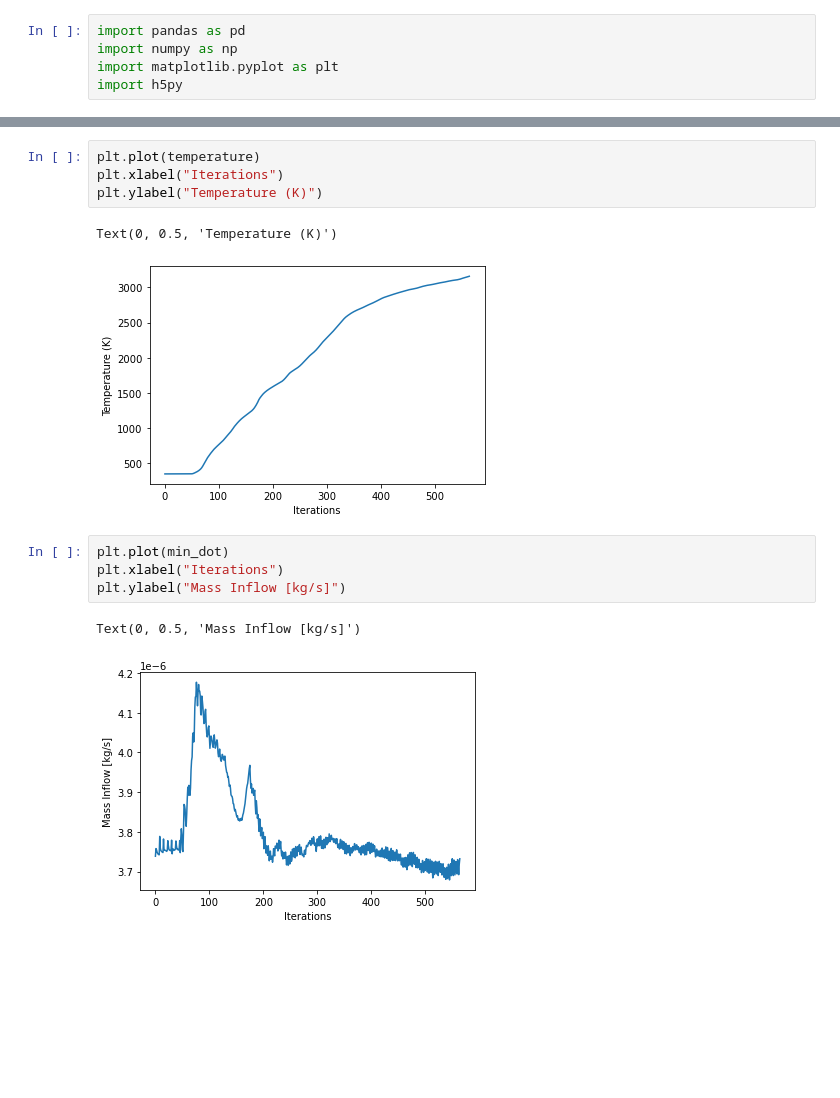
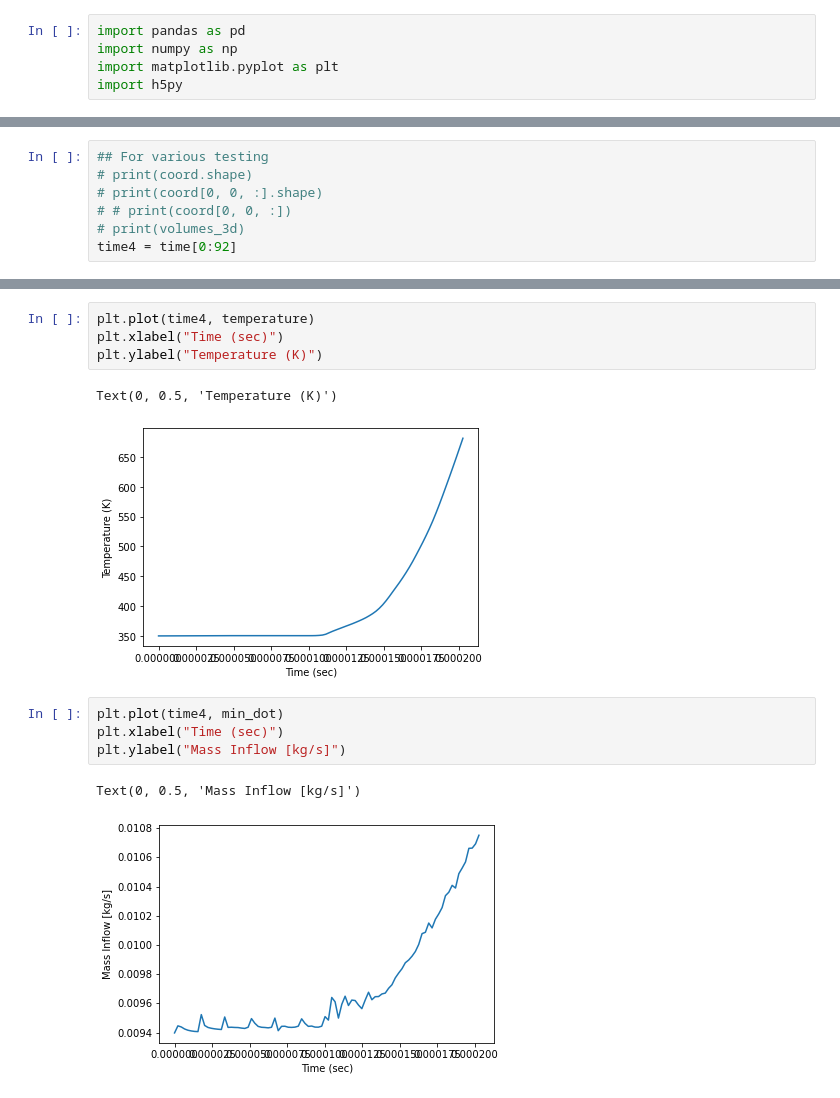
Before and after one commit to qyz96/PSAAP3, a Jupyter notebook: quantities_from_hdf.ipynb, the cells around one changed output, grey strips where cells are left out. Saved outputs shown, nothing was run; the diff lists cells and outputs as text; blank space fills up the shorter version.

```diff
--- a/quantities_from_hdf.ipynb
+++ b/quantities_from_hdf.ipynb
@@ -46 +114,8 @@ for i in range(m):
+# %%
+## For various testing
+# print(coord.shape)
+# print(coord[0, 0, :].shape)
+# # print(coord[0, 0, :])
+# print(volumes_3d)
+time4 = time[0:92]
 # %%
@@ -53,15 +128,15 @@ Text(0, 0.5, 'Pressure (Pa)')
 # %%
-plt.plot(temperature)
-plt.xlabel("Iterations")
+plt.plot(time4, temperature)
+plt.xlabel("Time (sec)")
 plt.ylabel("Temperature (K)")
 # %% [output]
 Text(0, 0.5, 'Temperature (K)')
-[figure, old version]
+[figure, new version]
 # %%
-plt.plot(min_dot)
-plt.xlabel("Iterations")
+plt.plot(time4, min_dot)
+plt.xlabel("Time (sec)")
 plt.ylabel("Mass Inflow [kg/s]")
 # %% [output]
 Text(0, 0.5, 'Mass Inflow [kg/s]')
-[figure, old version]
+[figure, new version]
 # %%
```
Also changed, not shown: parts of 7 cells of this notebook.
